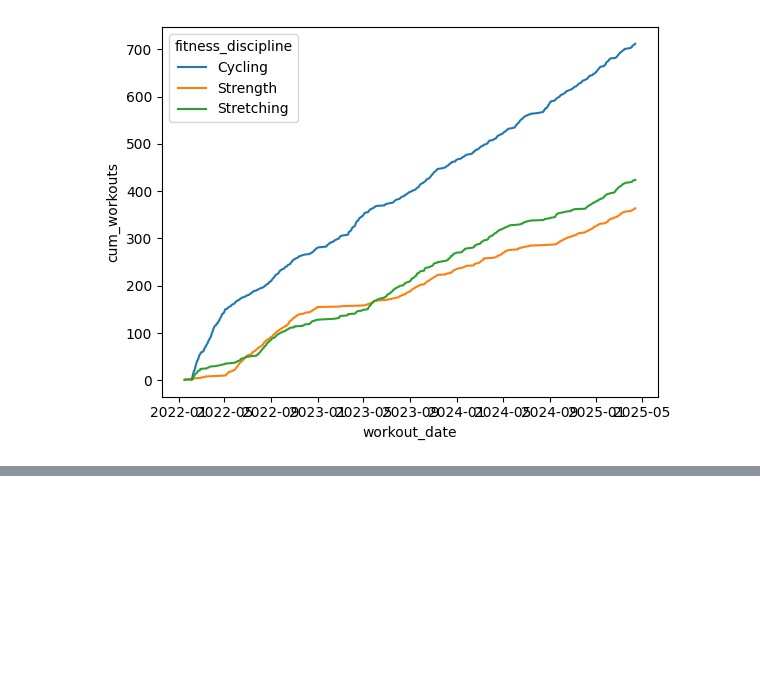
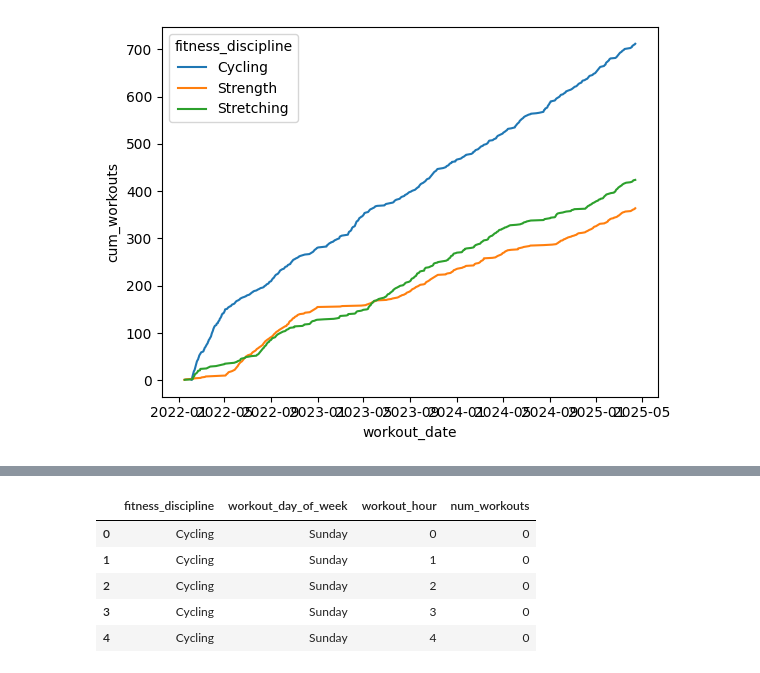
Before and after one commit to jack-cao-623/peloton_workouts, a Jupyter notebook: peloton_workouts_thru_2025_04_13.ipynb, the cells around one changed output, grey strips where cells are left out. Cells and saved outputs as stored; diff of their text form; code cells hidden in the pictures; blank space fills up the shorter version.

```diff
--- a/peloton_workouts_thru_2025_04_13.ipynb
+++ b/peloton_workouts_thru_2025_04_13.ipynb
@@ -344,0 +491,14 @@ df_date_of.head()
+# %%
+# all combinations of disciplines, days of the week, and hours
+df_discipline_day_hour = (
+    pd.MultiIndex.from_product(
+        [
+            ['Cycling', 'Strength', 'Stretching']
+            , ['Sunday', 'Monday', 'Tuesday', 'Wednesday', 'Thursday', 'Friday', 'Saturday']
+            , list(range(0, 24))
+        ]
+        , names = ['fitness_discipline', 'workout_day_of_week', 'workout_hour']
+    )
+)
+
+df_discipline_day_hour
@@ -344,0 +531,19 @@ df_date_of.head()
+# %%
+# reorder workout_day_of_week
+df_num_workouts_per_discipline_per_day_per_hour['workout_day_of_week'] = (
+    pd.Categorical(
+        df_num_workouts_per_discipline_per_day_per_hour['workout_day_of_week']
+        , categories = ['Saturday', 'Friday', 'Thursday', 'Wednesday', 'Tuesday', 'Monday', 'Sunday']
+        , ordered = True
+    )
+)
+
+# examine
+df_num_workouts_per_discipline_per_day_per_hour.head()
+# %% [output]
+|  | fitness_discipline | workout_day_of_week | workout_hour | num_workouts |
+| 0 | Cycling | Sunday | 0 | 0 |
+| 1 | Cycling | Sunday | 1 | 0 |
+| 2 | Cycling | Sunday | 2 | 0 |
+| 3 | Cycling | Sunday | 3 | 0 |
+| 4 | Cycling | Sunday | 4 | 0 |
```
Also changed, not shown: parts of 12 cells of this notebook.
